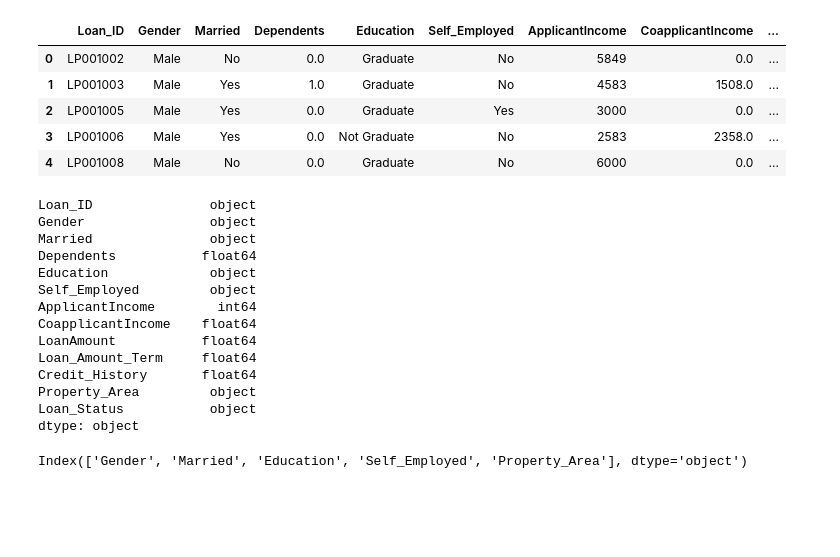
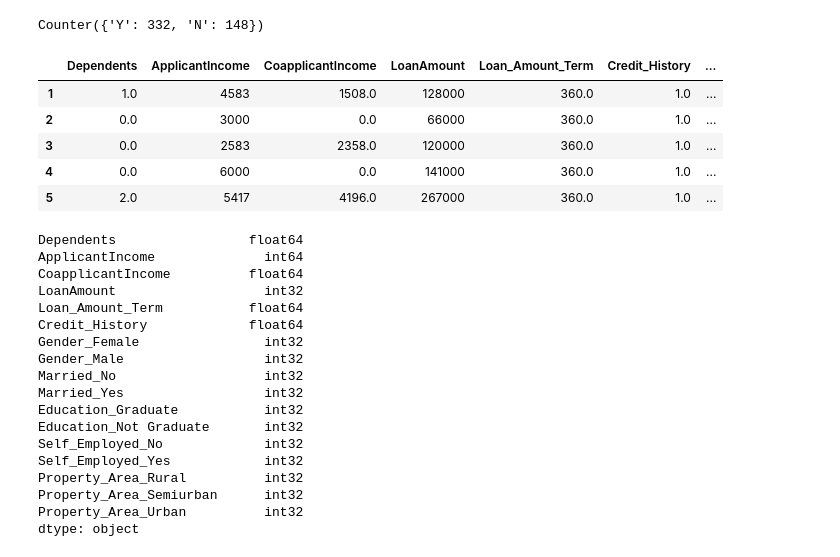
Before and after one commit to Deepanshu0810/django-ml-api, a Jupyter notebook: model/model.ipynb, the cells around one changed output. Drawn from its saved outputs; the diff is of its cells as text; code cells hidden in the pictures; blank space fills up the shorter version.

```diff
--- a/model/model.ipynb
+++ b/model/model.ipynb
@@ -72,33 +18,44 @@ dtype: int64
+# %%
+df = pd.read_csv("./dataset/bankloan.csv")
+df = df.dropna()
+df.isna().any()
+df = df.drop(['Loan_ID'],axis=1)
+df['LoanAmount'] = (df['LoanAmount']*1000).astype(int)
+Counter(df['Loan_Status'])
+# %% [output]
+Counter({'Y': 332, 'N': 148})
+# %%
+pre_X = df.drop(['Loan_Status'],axis=1)
+pre_y = df['Loan_Status']
+dm_X = pd.get_dummies(pre_X,dtype=int)
+dm_y = pre_y.map(dict(Y=1,N=0))
 # %%
-df.head()
+dm_X.head()
 # %% [output]
-|  | Loan_ID | Gender | Married | Dependents | Education | Self_Employed | ApplicantIncome | CoapplicantIncome | ... |
-| 0 | LP001002 | Male | No | 0.0 | Graduate | No | 5849 | 0.0 | ... |
-| 1 | LP001003 | Male | Yes | 1.0 | Graduate | No | 4583 | 1508.0 | ... |
-| 2 | LP001005 | Male | Yes | 0.0 | Graduate | Yes | 3000 | 0.0 | ... |
-| 3 | LP001006 | Male | Yes | 0.0 | Not Graduate | No | 2583 | 2358.0 | ... |
-| 4 | LP001008 | Male | No | 0.0 | Graduate | No | 6000 | 0.0 | ... |
+|  | Dependents | ApplicantIncome | CoapplicantIncome | LoanAmount | Loan_Amount_Term | Credit_History | ... |
+| 1 | 1.0 | 4583 | 1508.0 | 128000 | 360.0 | 1.0 | ... |
+| 2 | 0.0 | 3000 | 0.0 | 66000 | 360.0 | 1.0 | ... |
+| 3 | 0.0 | 2583 | 2358.0 | 120000 | 360.0 | 1.0 | ... |
+| 4 | 0.0 | 6000 | 0.0 | 141000 | 360.0 | 1.0 | ... |
+| 5 | 2.0 | 5417 | 4196.0 | 267000 | 360.0 | 1.0 | ... |
 # %%
-df.dtypes
+dm_X.dtypes
 # %% [output]
-Loan_ID               object
-Gender                object
-Married               object
-Dependents           float64
-Education             object
-Self_Employed         object
-ApplicantIncome        int64
-CoapplicantIncome    float64
-LoanAmount           float64
-Loan_Amount_Term     float64
-Credit_History       float64
-Property_Area         object
-Loan_Status           object
+Dependents                 float64
+ApplicantIncome              int64
+CoapplicantIncome          float64
+LoanAmount                   int32
+Loan_Amount_Term           float64
+Credit_History             float64
+Gender_Female                int32
+Gender_Male                  int32
+Married_No                   int32
+Married_Yes                  int32
+Education_Graduate           int32
+Education_Not Graduate       int32
+Self_Employed_No             int32
+Self_Employed_Yes            int32
+Property_Area_Rural          int32
+Property_Area_Semiurban      int32
+Property_Area_Urban          int32
 dtype: object
-# %%
-# onehot encoder for categorical features
-cat_features = df.select_dtypes(include=['object']).columns
-cat_features = cat_features.drop(['Loan_Status','Loan_ID'])
-cat_features
-# %% [output]
-Index(['Gender', 'Married', 'Education', 'Self_Employed', 'Property_Area'], dtype='object')
```
Also changed, not shown: parts of 25 cells of this notebook, 4 other files.
